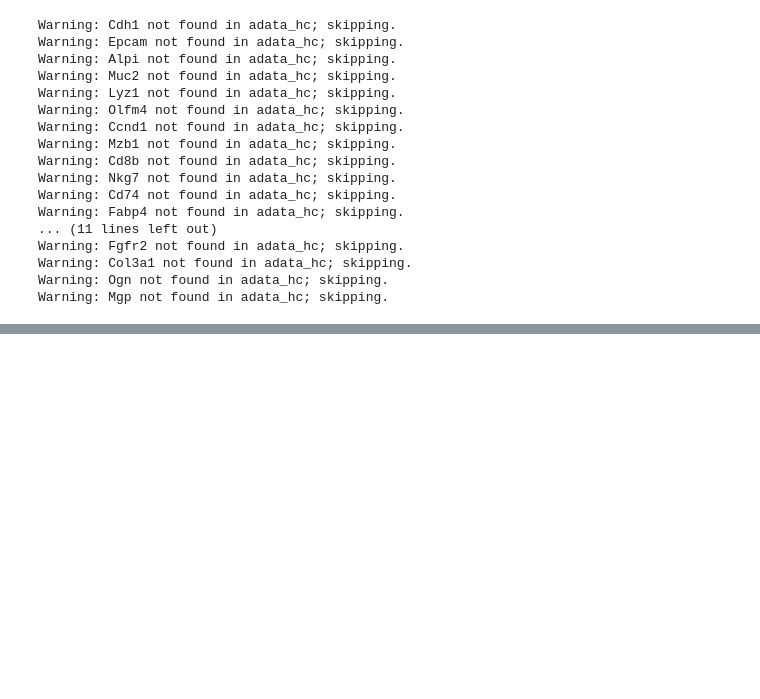
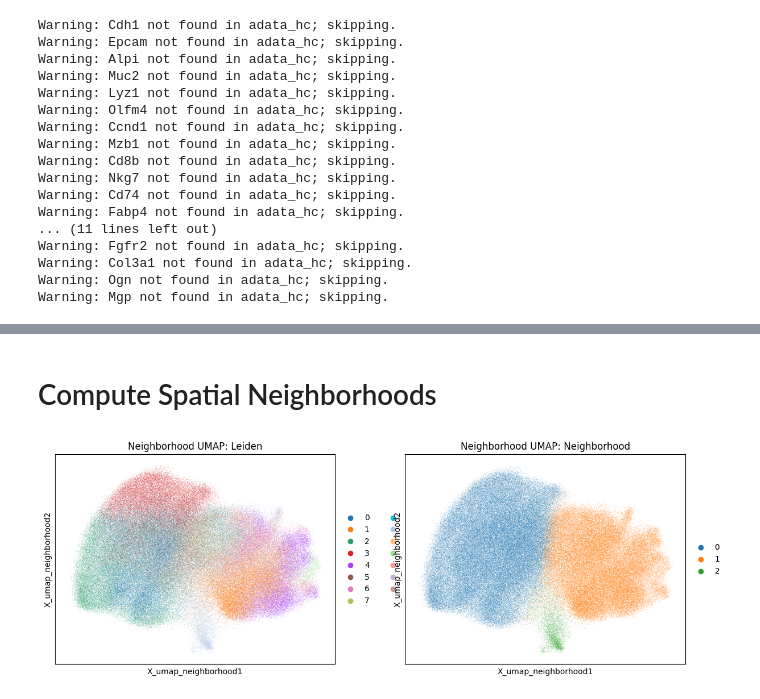
Before and after one commit to ROYBRUNO81/PURM2025, a Jupyter notebook: Analysis_Healthy.ipynb, the cells around one changed output, grey strips where cells are left out. Cells and saved outputs as stored; diff of their text form; code cells hidden in the pictures; blank space fills up the shorter version.

Commit message:
spatial + expression neighborhood 50/50

```diff
--- a/Analysis_Healthy.ipynb
+++ b/Analysis_Healthy.ipynb
@@ -296,0 +249,22 @@ adata_hc.write("adata_hc.h5ad")
+# %% [markdown]
+# Compute Spatial Neighborhoods
+# %%
+# Build spatial neighborhood graph using Squidpy
+adata_hc.obsm['spatial'] = adata_hc.obs[['x', 'y']].values
+sq.gr.spatial_neighbors(
+    adata_hc,
+    coord_type="generic",        # general xy coordinates
+    delaunay=True                # use Delaunay triangulation for adjacency
+)
+# This generates adata_hc.obsp['spatial_connectivities'] and distances
+
+# Combine the expression and spatial adjacency matrices
+expr = adata_hc.obsp['connectivities']
+spatial = adata_hc.obsp['spatial_connectivities']
+
+# normalize and weight
+expr = expr / expr.max()
+spatial = spatial / spatial.max()
+
+combined = expr.multiply(0.5) + spatial.multiply(0.5)
+adata_hc.obsp['combined_connectivities'] = combined
@@ -296,0 +280,23 @@ adata_hc.write("adata_hc.h5ad")
+# %%
+adata_hc.obsp['old_connectivities'] = adata_hc.obsp['connectivities']
+adata_hc.obsp['old_distances']     = adata_hc.obsp['distances']
+
+adata_hc.obsp['connectivities'] = adata_hc.obsp['combined_connectivities']
+adata_hc.obsp['distances']      = adata_hc.obsp.get('combined_distances',
+                                                       adata_hc.obsp['combined_connectivities'])
+
+sc.tl.umap(adata_hc)
+adata_hc.obsm['X_umap_neighborhood'] = adata_hc.obsm['X_umap'].copy()
+
+adata_hc.obsp['connectivities'] = adata_hc.obsp['old_connectivities']
+adata_hc.obsp['distances']      = adata_hc.obsp['old_distances']
+del adata_hc.obsp['old_connectivities'], adata_hc.obsp['old_distances']
+# %%
+# neighborhood-informed UMAP
+sc.pl.embedding(adata_hc,
+                basis='X_umap_neighborhood',
+                color=['leiden','tissue_neighborhood'],
+                title=['Neighborhood UMAP: Leiden','Neighborhood UMAP: Neighborhood'],
+                ncols=2)
+# %% [output]
+[figure, added]
```
Also changed, not shown: parts of 7 cells of this notebook.
